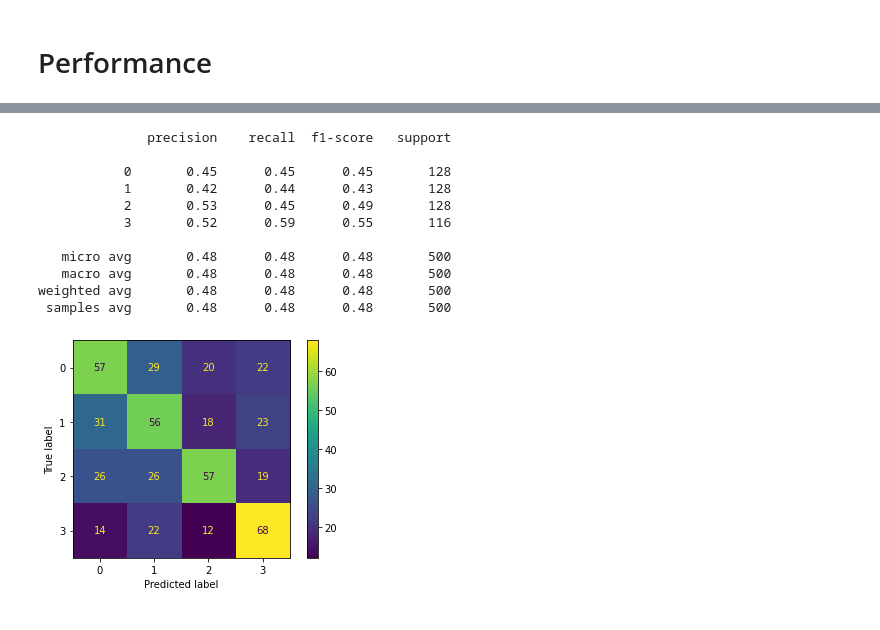
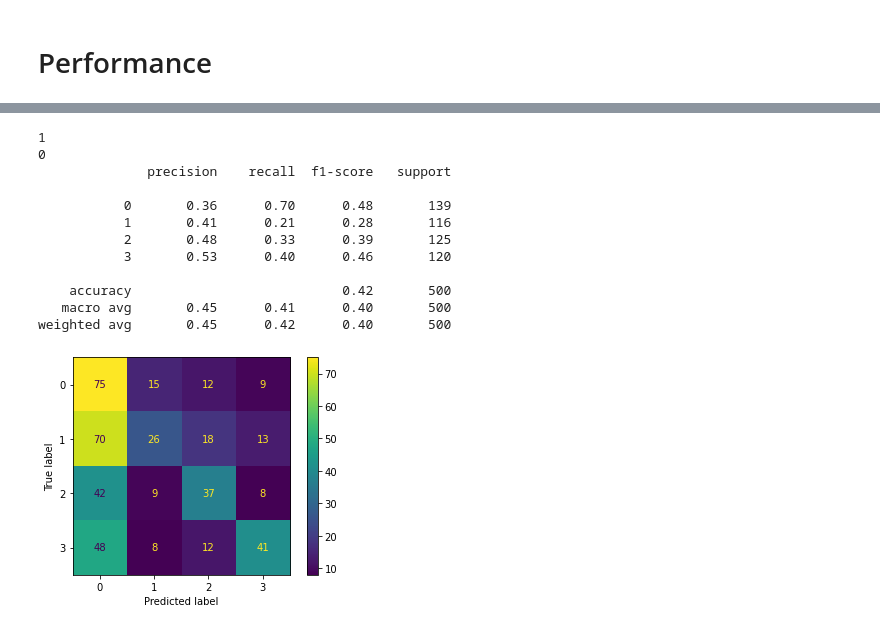
Before and after one commit to aaron68lee/Deep-Learning-EEG-BCI-Signal-Processing, a Jupyter notebook: EEG_ResNet_pretrained.ipynb, the cells around one changed output, grey strips where cells are left out. Cells and saved outputs as stored; diff of their text form; code cells hidden in the pictures.

```diff
--- a/EEG_ResNet_pretrained.ipynb
+++ b/EEG_ResNet_pretrained.ipynb
@@ -742,21 +790,21 @@ initial_learning_rate = 0.1
 #     initial_learning_rate, decay_steps)
 learning_rate = 1e-1
 
-epochs = 200
+epochs = 100
 # cnn_optimizer = keras.optimizers.Adam(learning_rate=learning_rate)
 reduce_lr = ReduceLROnPlateau(monitor='val_loss', factor=0.8,
                               patience=20, min_lr=5e-5)
 
 early_stopping = EarlyStopping(monitor='val_loss', patience=5, restore_best_weights=True)
 
-callbacks=[reduce_lr]#, early_stopping]
+callbacks=[reduce_lr, early_stopping]
 # %%
 
 # Compile the model
 from keras.optimizers import Adam
-model = resnet_model
-
-model.compile(optimizer=Adam(learning_rate=1e-3),
+model = deeper_resnet_model #resnet_model
+#print(model.summary())
+model.compile(optimizer=Adam(learning_rate=5e-4),
               loss='sparse_categorical_crossentropy',
               metrics=['accuracy'])
 
@@ -769,7 +817,7 @@ y_valid_categorical = np.argmax(y_valid, axis=1)
 y_test_categorical = np.argmax(y_test, axis=1)
 
 # Train your model with the EarlyStopping callback
-history = resnet_model.fit(
+history = model.fit(
     x_train, y_train_categorical,  # replace with your training data
     epochs=epochs,        # or any number of epochs
     validation_data=(x_valid, y_valid_categorical),  # replace with your validation data
@@ -986,23 +1050,28 @@ def plot_confusion_matrix(y_true, y_pred, classes):
             plt.text(j, i, str(cm[i, j]), ha='center', va='center', color='red')
 
     # Save the figure under the 'Gallery' folder
-    plt.savefig('../Gallery/resnet_confusion_matrix.png')
+    plt.savefig('../Gallery/resnet-7_confusion_matrix.png')
     plt.show()
 
 # Assuming y_valid is one-hot encoded and y_val_pred_classes are categorical labels
+
+y_test_pred = model.predict(x_test)
+y_val_pred = model.predict(x_valid)
+
 y_valid_categorical = np.argmax(y_valid, axis=1)
-y_val_pred_classes = np.argmax(y_val_pred, axis=1)
+y_val_pred_categorical = np.argmax(y_val_pred, axis=1)
+y_test_pred_classes = np.argmax(y_test_pred, axis=1)
 
 # List of class names (adjust as per your dataset)
 class_names = ['Feet', 'Left Hand', 'Right Hand', 'Tongue']
 
 # Plot confusion matrix
-true_labels = np.argmax(y_valid, axis=1)
+true_labels = np.argmax(y_test, axis=1)
 
 ## Testing
 
 score = model.evaluate(x_test, y_test_categorical, verbose=0)
 print('Test accuracy of the custom model:',score[1])
 
-plot_confusion_matrix(true_labels, y_val_pred_classes, class_names)
+plot_confusion_matrix(y_test_pred_classes, true_labels, class_names)
 # %% [output]
@@ -1011,44 +1082,48 @@ Test accuracy of the custom model: 0.53724604845047
 # %%
 import numpy as np
 import matplotlib.pyplot as plt
 from sklearn.metrics import confusion_matrix, classification_report
 from sklearn.metrics import ConfusionMatrixDisplay
 from keras.models import Sequential
 from keras.layers import Dense
 from keras.optimizers import Adam
 from keras.callbacks import EarlyStopping
 from sklearn.model_selection import train_test_split
 
 # Assume you have already defined your model and obtained predictions
 # ...
 
 # Generate confusion matrix
-conf_mat = confusion_matrix(true_labels, y_val_pred_classes)
+print(true_labels[0])
+print(y_test_pred_classes[0])
+
+conf_mat = confusion_matrix(true_labels, y_test_pred_classes)
 
 # Display the confusion matrix
 disp = ConfusionMatrixDisplay(conf_mat, display_labels=np.arange(4))
 disp.plot(cmap='viridis', values_format='d')
 
 # Print the classification report
-report = classification_report(y_valid, y_pred_coded, target_names=np.arange(4).astype(str))
+report = classification_report(y_valid_categorical, y_val_pred_categorical, target_names=np.arange(4).astype(str))
 print(report)
 
 # Save the figure under the 'Gallery' folder
-plt.savefig('../Gallery/resnet_confusion_matrix2.png')
+plt.savefig('../Gallery/resnet-15_confusion_matrix2.png')
 plt.show()
 # %% [output]
+1
+0
               precision    recall  f1-score   support
 
-           0       0.45      0.45      0.45       128
-           1       0.42      0.44      0.43       128
-           2       0.53      0.45      0.49       128
-           3       0.52      0.59      0.55       116
+           0       0.36      0.70      0.48       139
+           1       0.41      0.21      0.28       116
+           2       0.48      0.33      0.39       125
+           3       0.53      0.40      0.46       120
 
-   micro avg       0.48      0.48      0.48       500
-   macro avg       0.48      0.48      0.48       500
-weighted avg       0.48      0.48      0.48       500
- samples avg       0.48      0.48      0.48       500
+    accuracy                           0.42       500
+   macro avg       0.45      0.41      0.40       500
+weighted avg       0.45      0.42      0.40       500
-[figure, old version]
+[figure, new version]
 # %%
 # from sklearn.metrics import confusion_matrix
 
```
Also changed, not shown: parts of 10 cells of this notebook, 9 other files.
